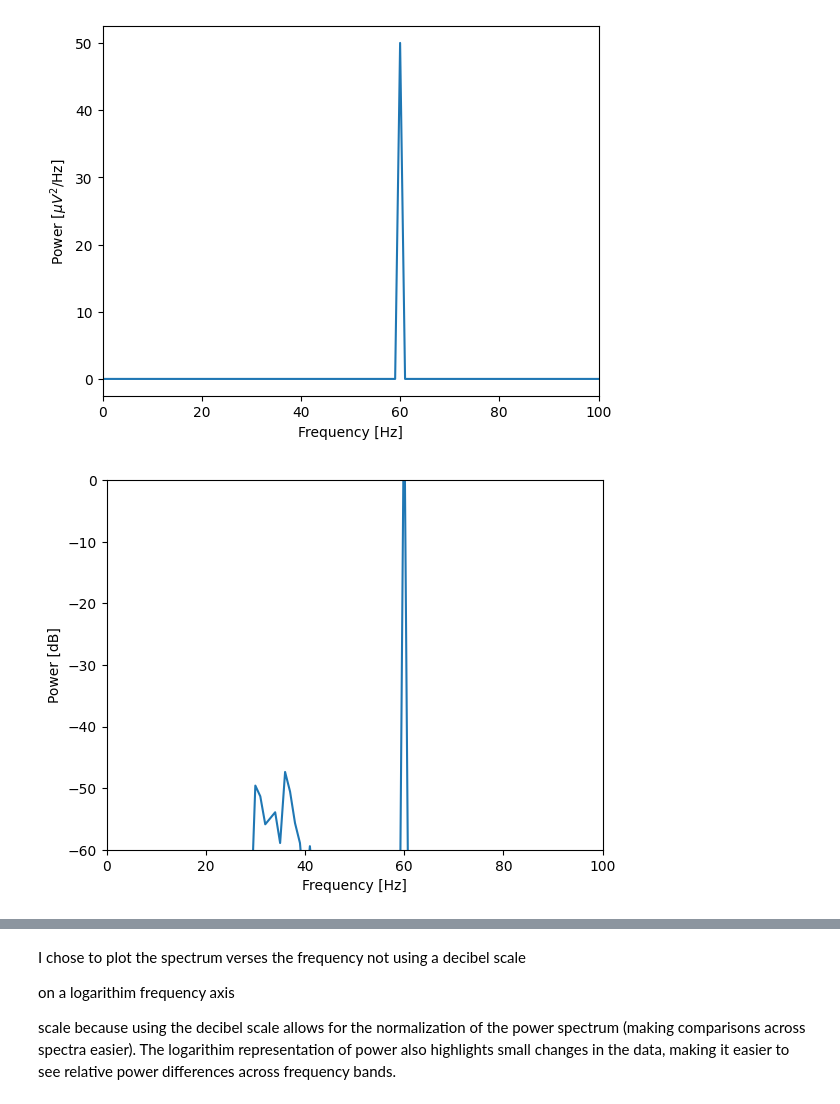
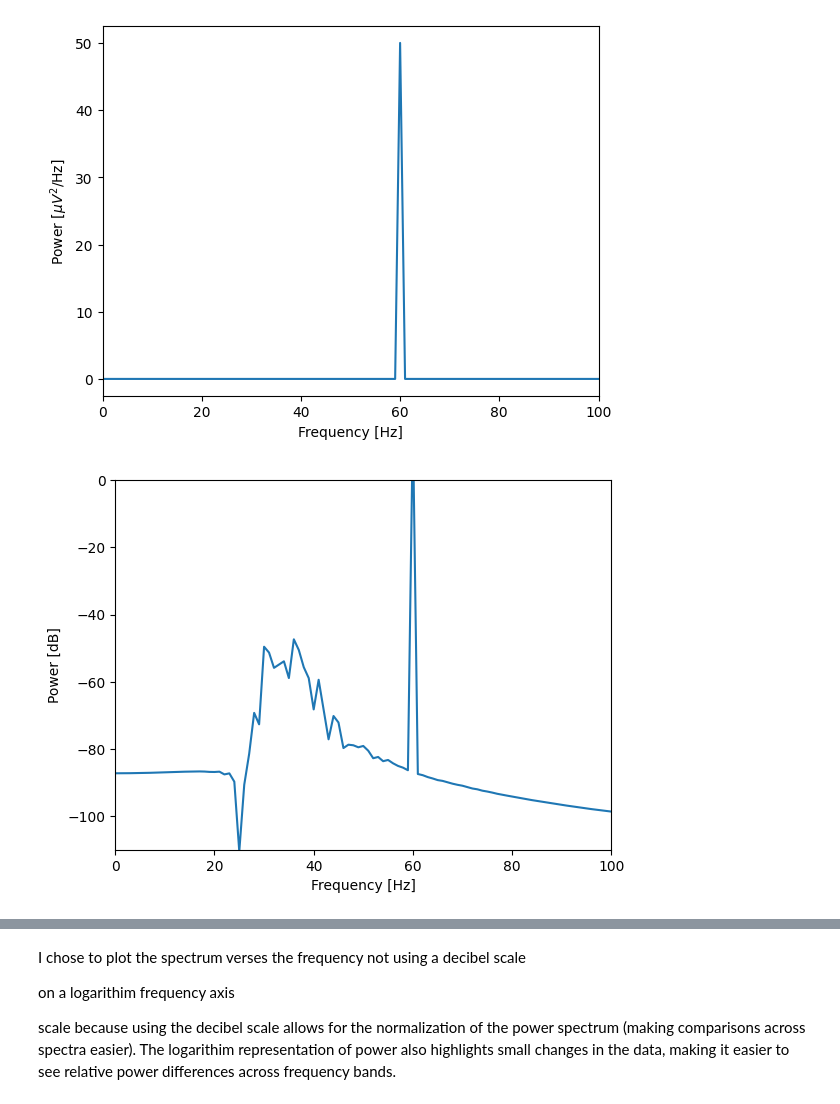
Before and after one commit to witchofizalith/MA665_HW, a Jupyter notebook: Topic6_PS/HW6.ipynb, the cells around one changed output, grey strips where cells are left out. Saved outputs shown, nothing was run; the diff lists cells and outputs as text; code cells hidden in the pictures.

```diff
--- a/Topic6_PS/HW6.ipynb
+++ b/Topic6_PS/HW6.ipynb
@@ -87,12 +86,13 @@ plt.ylabel('Power [$\mu V^2$/Hz]');
 # %% [output]
 [figure]
 # %%
+#decibel
 plt.figure()
 plt.plot(faxis, 10*np.log10(Sxx))   # Plot the spectrum in decibels.
 plt.xlim([0, 100])                               # Select the frequency range.
-plt.ylim([-60, 0])                               # Select the decibel range.
+plt.ylim([-110, 0])                               # Select the decibel range.
 plt.xlabel('Frequency [Hz]')                     # Label the axes.
 plt.ylabel('Power [dB]');
 # %% [output]
-[figure, old version]
+[figure, new version]
 # %%
```
Also changed, not shown: parts of 22 cells of this notebook, 3 other files.
